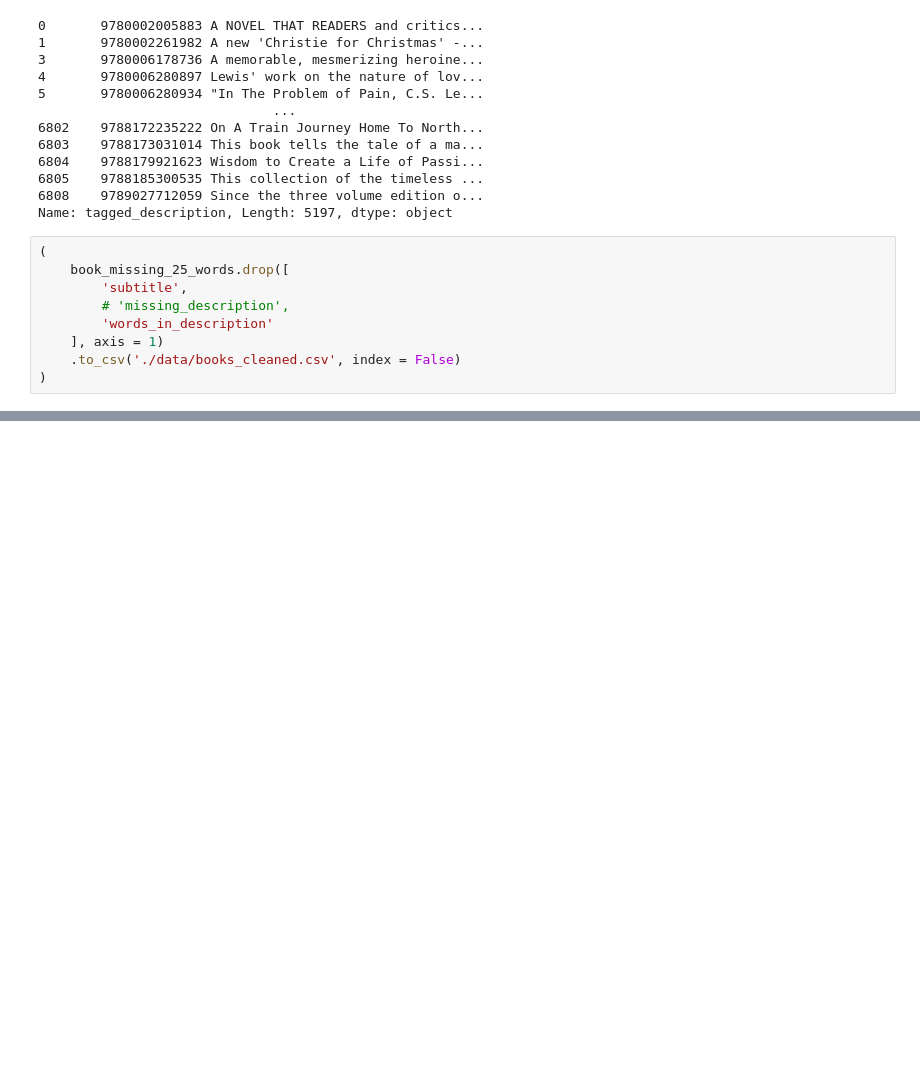
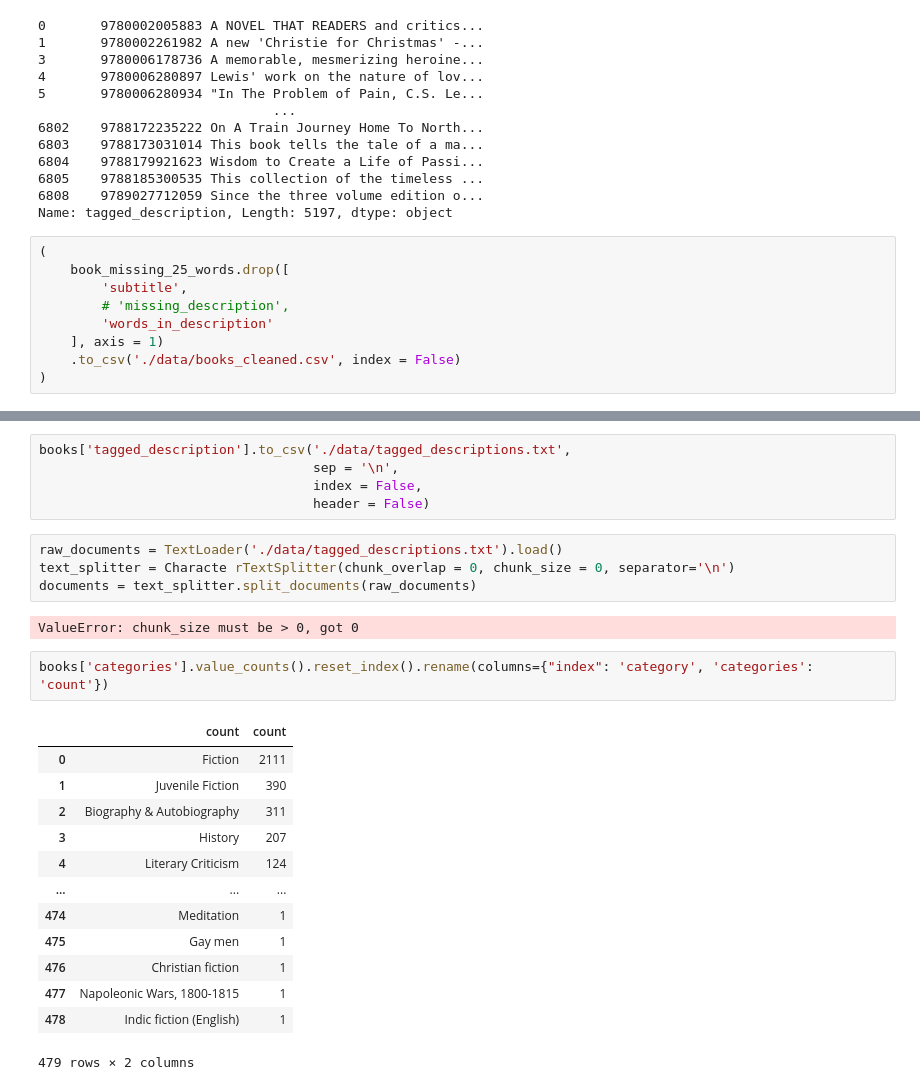
Before and after one commit to jittocodes/AiGenAiLearnJourney, a Jupyter notebook: 10 - Agentic AI/course.ipynb, the cells around one changed output, grey strips where cells are left out. Drawn from its saved outputs; the diff is of its cells as text; blank space fills up the shorter version.

```diff
--- a/10 - Agentic AI/course.ipynb
+++ b/10 - Agentic AI/course.ipynb
@@ -190,0 +225,27 @@ Name: tagged_description, Length: 5197, dtype: object
+# %%
+books['tagged_description'].to_csv('./data/tagged_descriptions.txt',
+                                   sep = '\n',
+                                   index = False,
+                                   header = False)
+# %%
+raw_documents = TextLoader('./data/tagged_descriptions.txt').load()
+text_splitter = Characte rTextSplitter(chunk_overlap = 0, chunk_size = 0, separator='\n')
+documents = text_splitter.split_documents(raw_documents)
+# %% [output]
+ValueError: chunk_size must be > 0, got 0
+# %%
+books['categories'].value_counts().reset_index().rename(columns={"index": 'category', 'categories': 'count'})
+# %% [output]
+|  | count | count |
+| 0 | Fiction | 2111 |
+| 1 | Juvenile Fiction | 390 |
+| 2 | Biography & Autobiography | 311 |
+| 3 | History | 207 |
+| 4 | Literary Criticism | 124 |
+| ... | ... | ... |
+| 474 | Meditation | 1 |
+| 475 | Gay men | 1 |
+| 476 | Christian fiction | 1 |
+| 477 | Napoleonic Wars, 1800-1815 | 1 |
+| 478 | Indic fiction (English) | 1 |
+479 rows × 2 columns
```
Also changed, not shown: parts of 11 cells of this notebook.
